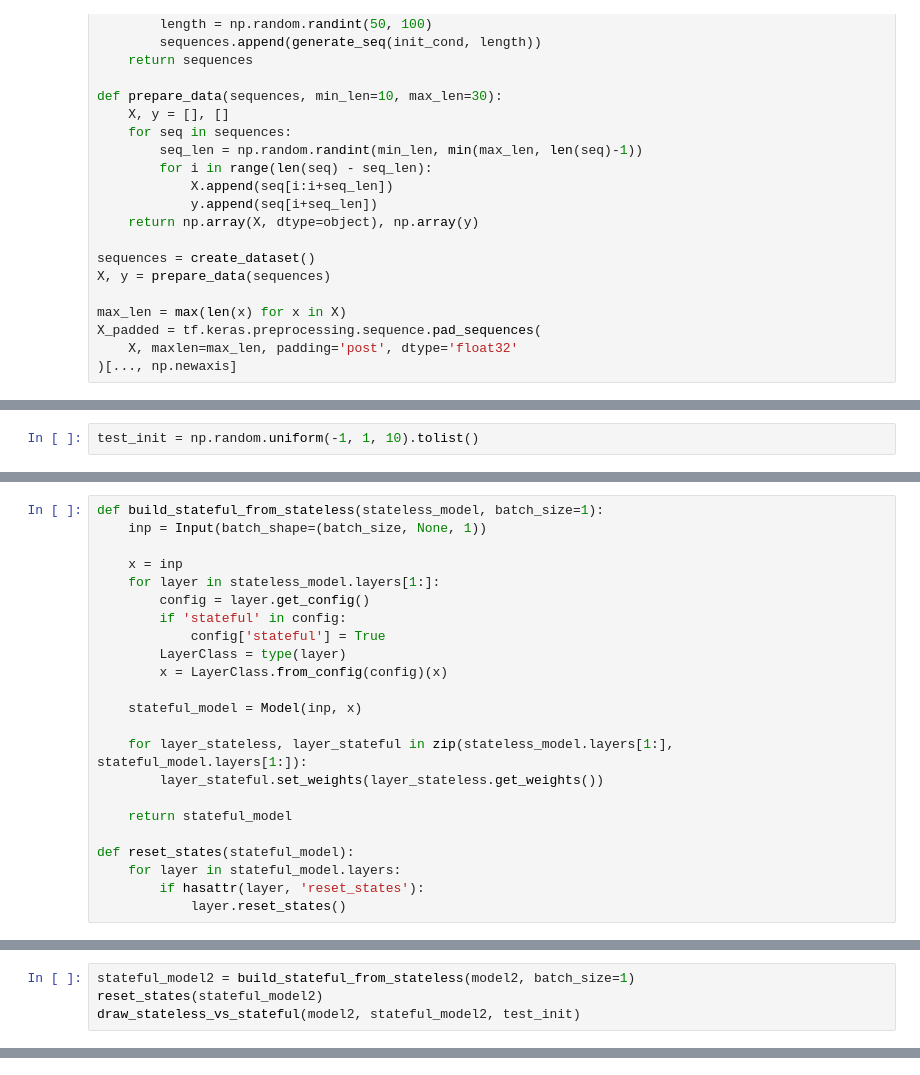
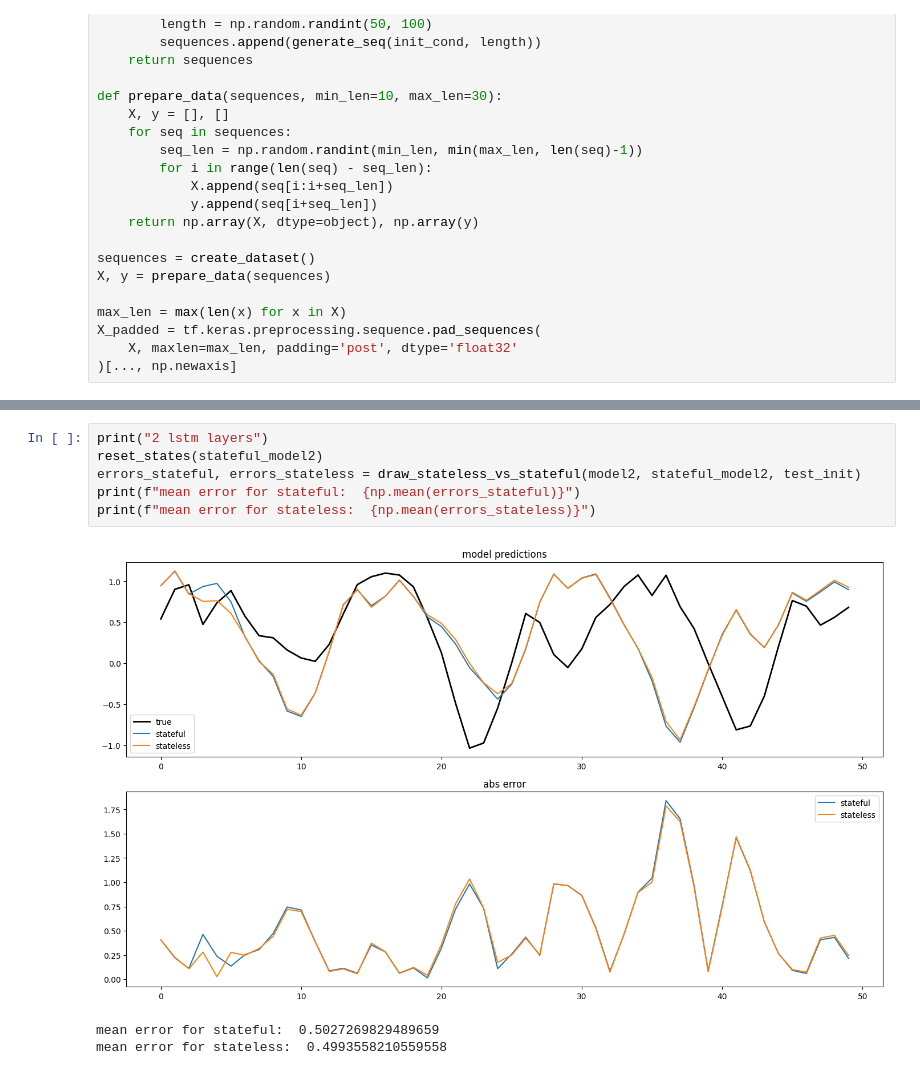
Before and after one commit to ol00lo/sandbox, a Jupyter notebook: lstm/train.ipynb, the cells around one changed output, grey strips where cells are left out. Drawn from its saved outputs; the diff is of its cells as text.

```diff
--- a/lstm/train.ipynb
+++ b/lstm/train.ipynb
@@ -127,2 +285,0 @@ def draw(model, test_init):
-# %%
-test_init = np.random.uniform(-1, 1, 10).tolist()
@@ -204,23 +285,0 @@ mean error for 4:  0.552143732839629
-# %%
-def build_stateful_from_stateless(stateless_model, batch_size=1):
-    inp = Input(batch_shape=(batch_size, None, 1))
-
-    x = inp
-    for layer in stateless_model.layers[1:]:
-        config = layer.get_config()
-        if 'stateful' in config:
-            config['stateful'] = True
-        LayerClass = type(layer)
-        x = LayerClass.from_config(config)(x)
-
-    stateful_model = Model(inp, x)
-
-    for layer_stateless, layer_stateful in zip(stateless_model.layers[1:], stateful_model.layers[1:]):
-        layer_stateful.set_weights(layer_stateless.get_weights())
-
-    return stateful_model
-
-def reset_states(stateful_model):
-    for layer in stateful_model.layers:
-        if hasattr(layer, 'reset_states'):
-            layer.reset_states()
@@ -295,4 +285,0 @@ mean error stateful: 0.51118
-# %%
-stateful_model2 = build_stateful_from_stateless(model2, batch_size=1)
-reset_states(stateful_model2)
-draw_stateless_vs_stateful(model2, stateful_model2, test_init)
@@ -318,0 +286,10 @@ mean error stateful: 0.51992
+# %%
+print("2 lstm layers")
+reset_states(stateful_model2)
+errors_stateful, errors_stateless = draw_stateless_vs_stateful(model2, stateful_model2, test_init)
+print(f"mean error for stateful:  {np.mean(errors_stateful)}")
+print(f"mean error for stateless:  {np.mean(errors_stateless)}")
+# %% [output]
+[figure, added]
+mean error for stateful:  0.5027269829489659
+mean error for stateless:  0.4993558210559558
```
Also changed, not shown: parts of 19 cells of this notebook.
